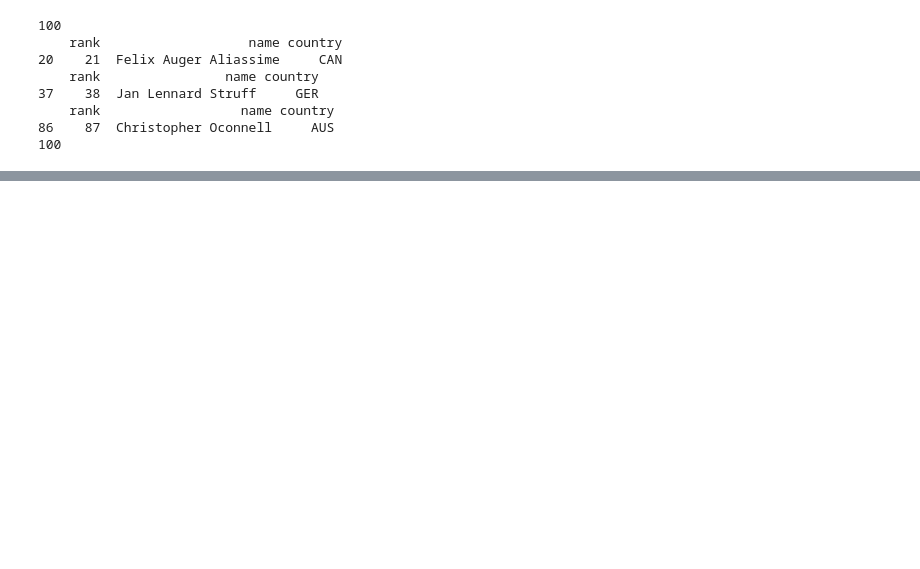
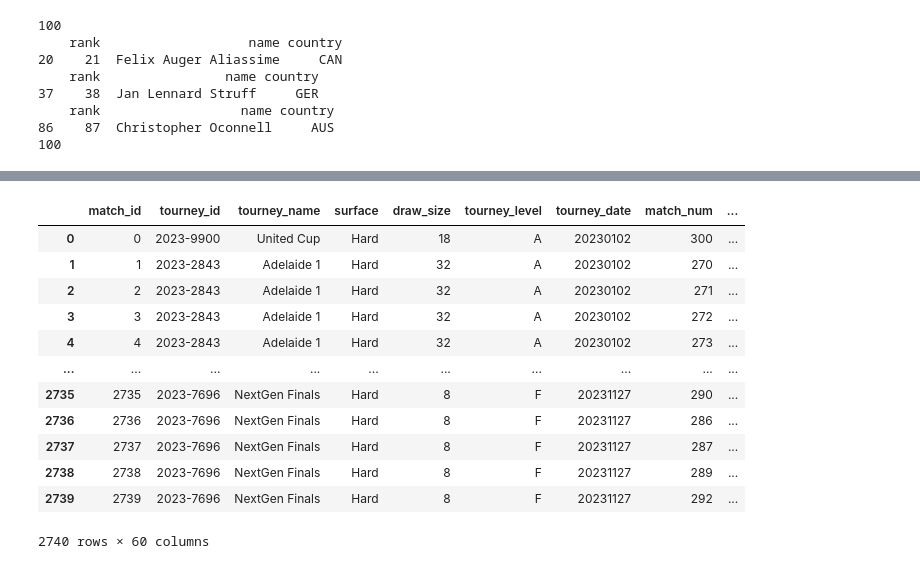
Before and after one commit to kbarone/game_set_match, a Jupyter notebook: combine_files.ipynb, the cells around one changed output, grey strips where cells are left out. Saved outputs shown, nothing was run; the diff lists cells and outputs as text; code cells hidden in the pictures; blank space fills up the shorter version.

```diff
--- a/combine_files.ipynb
+++ b/combine_files.ipynb
@@ -79,0 +271,20 @@ df_100_matches.to_csv("atp_100_matches.csv", index=False)
+# %%
+df_with_elo.reset_index(inplace=True)
+df_with_elo.drop("index", axis=1, inplace=True)
+df_with_elo.reset_index(inplace=True)
+df_with_elo.rename(columns={"index":"match_id"}, inplace=True)
+df_with_elo
+# %% [output]
+|  | match_id | tourney_id | tourney_name | surface | draw_size | tourney_level | tourney_date | match_num | ... |
+| 0 | 0 | 2023-9900 | United Cup | Hard | 18 | A | 20230102 | 300 | ... |
+| 1 | 1 | 2023-2843 | Adelaide 1 | Hard | 32 | A | 20230102 | 270 | ... |
+| 2 | 2 | 2023-2843 | Adelaide 1 | Hard | 32 | A | 20230102 | 271 | ... |
+| 3 | 3 | 2023-2843 | Adelaide 1 | Hard | 32 | A | 20230102 | 272 | ... |
+| 4 | 4 | 2023-2843 | Adelaide 1 | Hard | 32 | A | 20230102 | 273 | ... |
+| ... | ... | ... | ... | ... | ... | ... | ... | ... | ... |
+| 2735 | 2735 | 2023-7696 | NextGen Finals | Hard | 8 | F | 20231127 | 290 | ... |
+| 2736 | 2736 | 2023-7696 | NextGen Finals | Hard | 8 | F | 20231127 | 286 | ... |
+| 2737 | 2737 | 2023-7696 | NextGen Finals | Hard | 8 | F | 20231127 | 287 | ... |
+| 2738 | 2738 | 2023-7696 | NextGen Finals | Hard | 8 | F | 20231127 | 289 | ... |
+| 2739 | 2739 | 2023-7696 | NextGen Finals | Hard | 8 | F | 20231127 | 292 | ... |
+2740 rows × 60 columns
```
Also changed, not shown: parts of 16 cells of this notebook.
